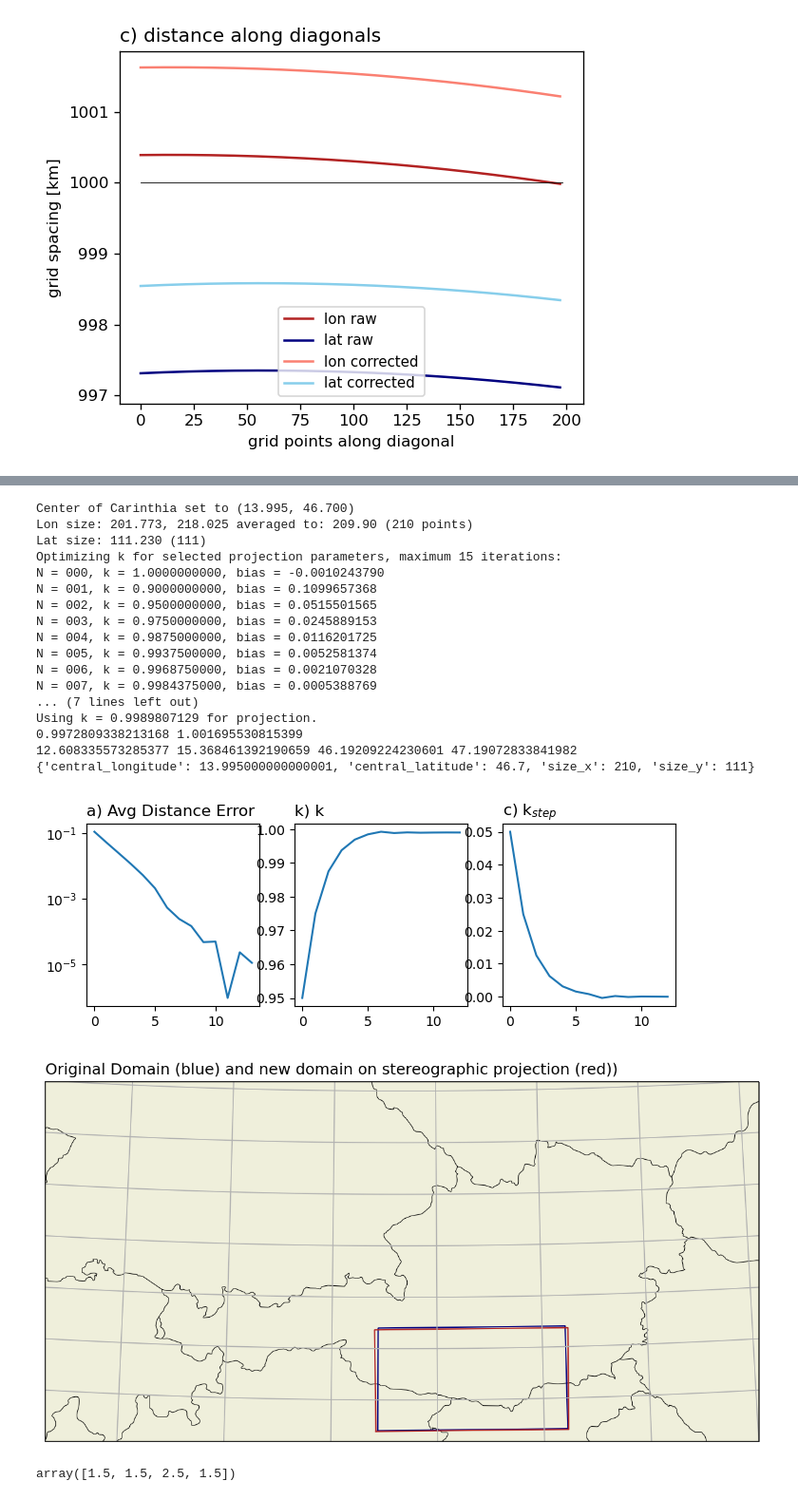
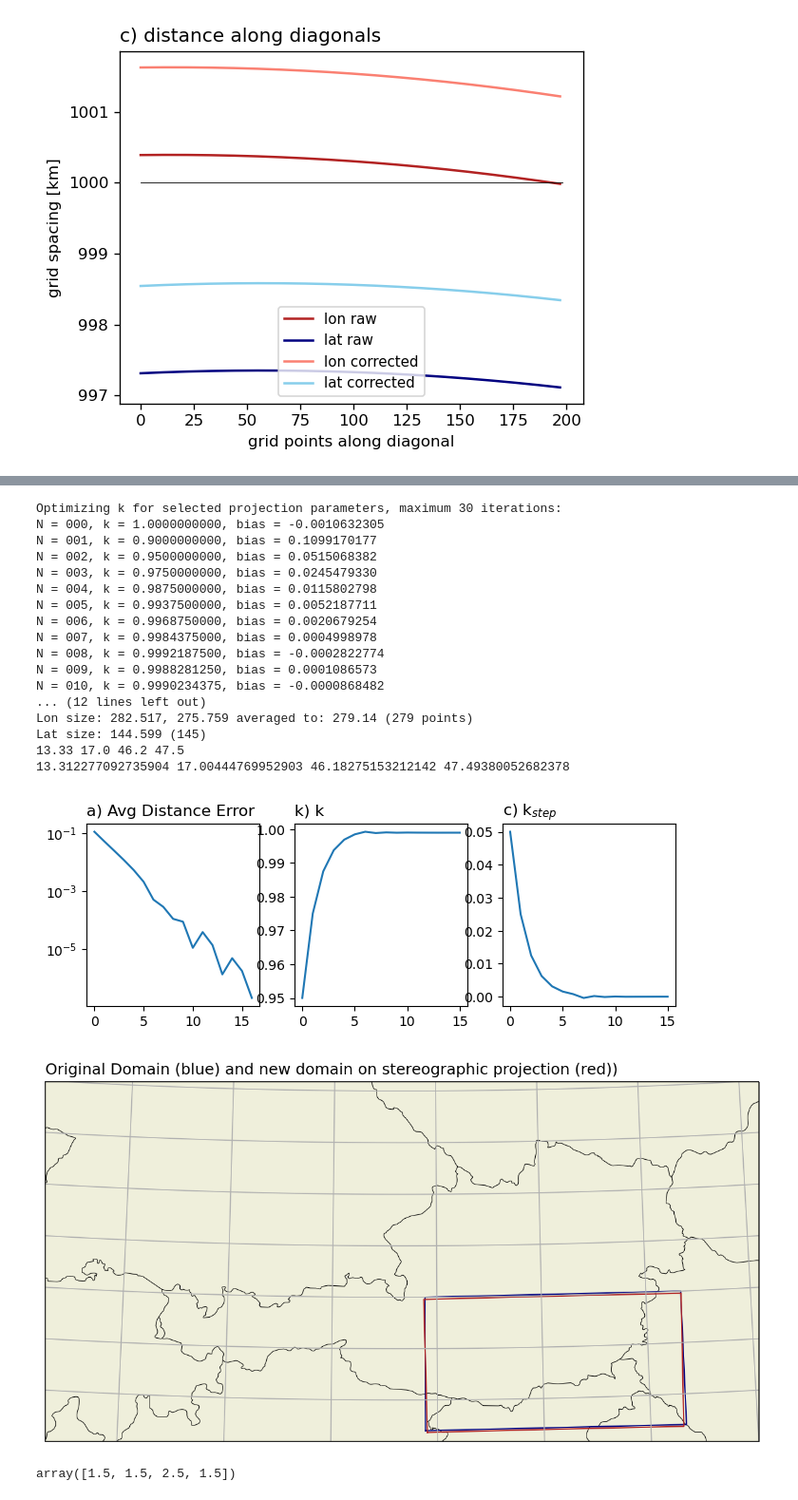
Before and after one commit to pscheffknecht-geosphere/panelification, a Jupyter notebook: SCR/diagnostics/subdomain_definition_and_check.ipynb, the cells around one changed output, grey strips where cells are left out. Shown: that part at 95% size. Cells and saved outputs as stored; diff of their text form; code cells hidden in the pictures.

```diff
--- a/SCR/diagnostics/subdomain_definition_and_check.ipynb
+++ b/SCR/diagnostics/subdomain_definition_and_check.ipynb
@@ -263,7 +258,7 @@ def optimize_domain(center_lon, center_lat, nx, ny, d=1., k=1.):
     ks = []
     ksteps = []
     ds = [1e20]
-    maxiter = 15
+    maxiter = 30
     kstep = 0.1
     print("Optimizing k for selected projection parameters, maximum {:d} iterations:".format(maxiter))
     for ii in range(maxiter):
@@ -279,6 +274,8 @@ def optimize_domain(center_lon, center_lat, nx, ny, d=1., k=1.):
         if ii > 0:
             kstep *= 0.5
         k += kstep
+        if np.abs(dbias) < .000001:
+            break
 
 
     print("Using k = {:.10f} for projection.".format(k))
@@ -420,15 +414,22 @@ plt.show()
 # %%
 # old domain limits:
+score = 'bias'
 subdomains = {
     "Lower_Austria": {"lonmin": 14.33, "lonmax": 17.33, "latmin": 47.40, "latmax": 49.20},
     "Carinthia":     {"lonmin": 12.66, "lonmax": 15.33, "latmin": 46.20, "latmax": 47.20},
     "Styria":        {"lonmin": 13.33, "lonmax": 16.33, "latmin": 46.20, "latmax": 48.00},
+    "Upper_Austria": {"lonmin": 12.66, "lonmax": 15.00, "latmin": 47.40, "latmax": 49.00},
+    "Salzburg":      {"lonmin": 12.00, "lonmax": 14.30, "latmin": 46.80, "latmax": 48.20},
+    "Tyrol":         {"lonmin": 10.00, "lonmax": 13.00, "latmin": 46.60, "latmax": 47.80},
+    "Vorarlberg":    {"lonmin":  9.33, "lonmax": 10.33, "latmin": 46.80, "latmax": 47.80},
+    "Northwest":     {"lonmin":  9.33, "lonmax": 15.00, "latmin": 47.00, "latmax": 48.50},
+    "SouthEast":     {"lonmin": 13.33, "lonmax": 17.00, "latmin": 46.20, "latmax": 47.50},
 }
 
-subdom = "Carinthia"
+subdom = "SouthEast"
 w1 = dist(subdomains[subdom]["lonmin"], subdomains[subdom]["latmin"],
           subdomains[subdom]["lonmax"], subdomains[subdom]["latmin"])
-w1 = dist(subdomains[subdom]["lonmin"], subdomains[subdom]["latmax"],
+w2 = dist(subdomains[subdom]["lonmin"], subdomains[subdom]["latmax"],
           subdomains[subdom]["lonmax"], subdomains[subdom]["latmax"])
 h  = dist(subdomains[subdom]["lonmin"], subdomains[subdom]["latmin"],
           subdomains[subdom]["lonmin"], subdomains[subdom]["latmax"])
@@ -443,62 +444,66 @@ midlat = 0.5 * (subdomains[subdom]["latmin"] + subdomains[subdom]["latmax"])
 lx = 0.5 * (w1 + w2)
 nx = int(np.round(lx))
 ny = int(np.round(h))
-print("Center of {:s} set to ({:.3f}, {:.3f})".format(subdom, midlon, midlat))
-print("Lon size: {:.3f}, {:.3f} averaged to: {:.2f} ({:d} points)".format(w1, w2, lx, nx))
-print("Lat size: {:.3f} ({:d})".format(h, ny))
+
 # new domain definition:
 lon, lat = optimize_domain(midlon, midlat, nx, ny)
 print(lon.min(), lon.max(), lat.min(), lat.max())
 
 fig = plt.figure(figsize=(10,10), dpi=150)
 ax = plt.axes(projection=p)
 
-subdom_dict = {"central_longitude": midlon, "central_latitude": midlat, "size_x": nx, "size_y": ny}
+subdom_dict = {"central_longitude": midlon, "central_latitude": midlat, "x_size": nx, "y_size": ny}
 print(repr(subdom_dict))
 
 ax.add_feature(cf.LAND)
 ax.add_feature(cf.COASTLINE)
 ax.add_feature(states_provinces, edgecolor='k', lw=0.5)
 ax.set_extent([8., 18., 46., 49.5])
 ax.gridlines()
 
+print("Center of {:s} set to ({:.3f}, {:.3f})".format(subdom, midlon, midlat))
+print("Lon size: {:.3f}, {:.3f} averaged to: {:.2f} ({:d} points)".format(w1, w2, lx, nx))
+print("Lat size: {:.3f} ({:d})".format(h, ny))
+print(subdomains[subdom]["lonmin"], subdomains[subdom]["lonmax"],
+      subdomains[subdom]["latmin"], subdomains[subdom]["latmax"])
+print(lon.min(), lon.max(), lat.min(), lat.max())
 ax.plot([subdomains[subdom]["lonmin"],
          subdomains[subdom]["lonmin"],
          subdomains[subdom]["lonmax"],
          subdomains[subdom]["lonmax"],
          subdomains[subdom]["lonmin"]],
         [subdomains[subdom]["latmin"],
          subdomains[subdom]["latmax"],
          subdomains[subdom]["latmax"],
          subdomains[subdom]["latmin"],
          subdomains[subdom]["latmin"]],
         'navy', lw=1.,
         transform=ccrs.PlateCarree())
 
 ax.plot(get_array_edge(lon), get_array_edge(lat), 'firebrick', lw=1.,
         transform=ccrs.PlateCarree())
 plt.title('Original Domain (blue) and new domain on stereographic projection (red))', loc='left')
 plt.show()
 # %% [output]
-Center of Carinthia set to (13.995, 46.700)
-Lon size: 201.773, 218.025 averaged to: 209.90 (210 points)
-Lat size: 111.230 (111)
-Optimizing k for selected projection parameters, maximum 15 iterations:
-N = 000, k = 1.0000000000, bias = -0.0010243790
-N = 001, k = 0.9000000000, bias = 0.1099657368
-N = 002, k = 0.9500000000, bias = 0.0515501565
-N = 003, k = 0.9750000000, bias = 0.0245889153
-N = 004, k = 0.9875000000, bias = 0.0116201725
-N = 005, k = 0.9937500000, bias = 0.0052581374
-N = 006, k = 0.9968750000, bias = 0.0021070328
-N = 007, k = 0.9984375000, bias = 0.0005388769
-... (7 lines left out)
-Using k = 0.9989807129 for projection.
-0.9972809338213168 1.001695530815399
-12.608335573285377 15.368461392190659 46.19209224230601 47.19072833841982
-{'central_longitude': 13.995000000000001, 'central_latitude': 46.7, 'size_x': 210, 'size_y': 111}
+Optimizing k for selected projection parameters, maximum 30 iterations:
+N = 000, k = 1.0000000000, bias = -0.0010632305
+N = 001, k = 0.9000000000, bias = 0.1099170177
+N = 002, k = 0.9500000000, bias = 0.0515068382
+N = 003, k = 0.9750000000, bias = 0.0245479330
+N = 004, k = 0.9875000000, bias = 0.0115802798
+N = 005, k = 0.9937500000, bias = 0.0052187711
+N = 006, k = 0.9968750000, bias = 0.0020679254
+N = 007, k = 0.9984375000, bias = 0.0004998978
+N = 008, k = 0.9992187500, bias = -0.0002822774
+N = 009, k = 0.9988281250, bias = 0.0001086573
+N = 010, k = 0.9990234375, bias = -0.0000868482
+... (12 lines left out)
+Lon size: 282.517, 275.759 averaged to: 279.14 (279 points)
+Lat size: 144.599 (145)
+13.33 17.0 46.2 47.5
+13.312277092735904 17.00444769952903 46.18275153212142 47.49380052682378
-[figure, old version]
+[figure, new version]
-[figure, old version]
+[figure, new version]
 # %%
 x = np.array([1., 1., 2., 1.])
 x+0.5
```
Also changed, not shown: parts of 4 cells of this notebook.
